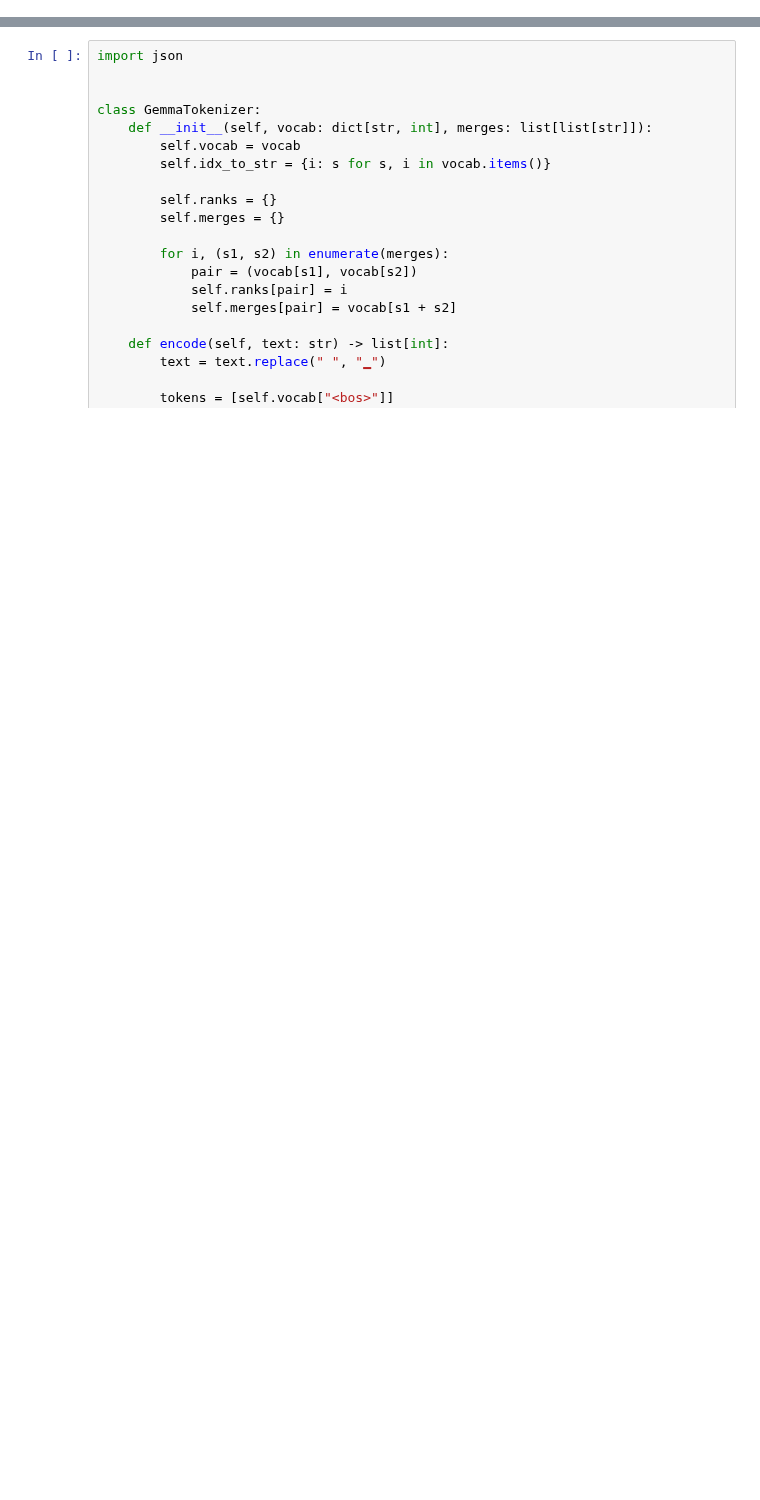
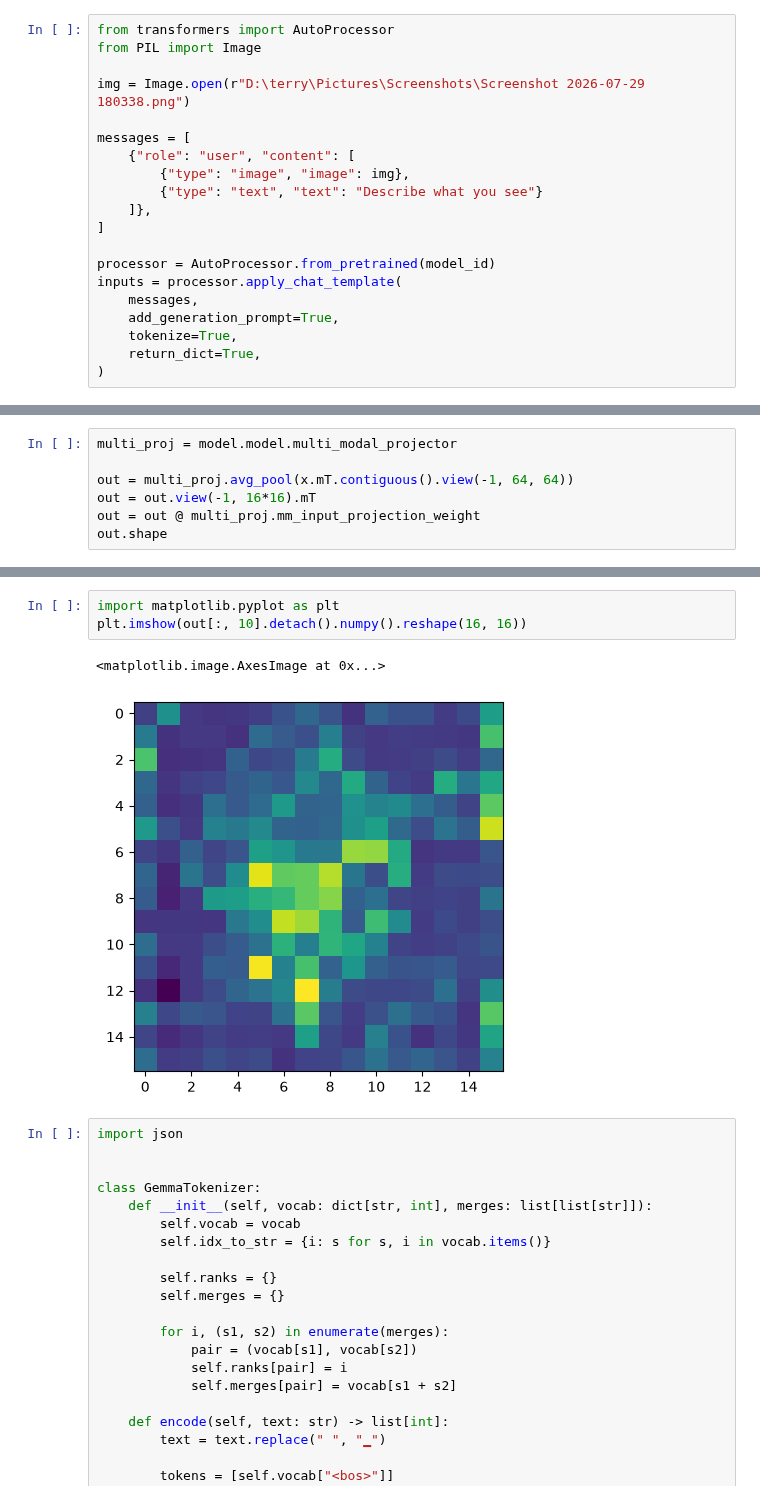
Before and after one commit to terryguo3180-eng/Gemma.c, a Jupyter notebook: gemma.ipynb, the cells around one changed output, grey strips where cells are left out. Saved outputs shown, nothing was run; the diff lists cells and outputs as text; blank space fills up the shorter version.

Commit message:
Added support for SigLIP vision model in PyTorch, C implementation still not complete (too hard...)

```diff
--- a/gemma.ipynb
+++ b/gemma.ipynb
@@ -36,0 +24,20 @@ Error:
+# %%
+from transformers import AutoProcessor
+from PIL import Image
+
+img = Image.open(r"D:\terry\Pictures\Screenshots\Screenshot 2026-07-29 180338.png")
+
+messages = [
+    {"role": "user", "content": [
+        {"type": "image", "image": img},
+        {"type": "text", "text": "Describe what you see"}
+    ]},
+]
+
+processor = AutoProcessor.from_pretrained(model_id)
+inputs = processor.apply_chat_template(
+    messages,
+    add_generation_prompt=True,
+    tokenize=True,
+    return_dict=True,
+)
@@ -36,0 +129,7 @@ Error:
+# %%
+multi_proj = model.model.multi_modal_projector
+
+out = multi_proj.avg_pool(x.mT.contiguous().view(-1, 64, 64))
+out = out.view(-1, 16*16).mT
+out = out @ multi_proj.mm_input_projection_weight
+out.shape
@@ -37,3 +178,9 @@ Error:
+# %%
+import matplotlib.pyplot as plt
+plt.imshow(out[:, 10].detach().numpy().reshape(16, 16))
+# %% [output]
+<matplotlib.image.AxesImage at 0x...>
+[figure, added]
 # %%
 import json
 
```
Also changed, not shown: parts of 11 cells of this notebook, 9 other files.
